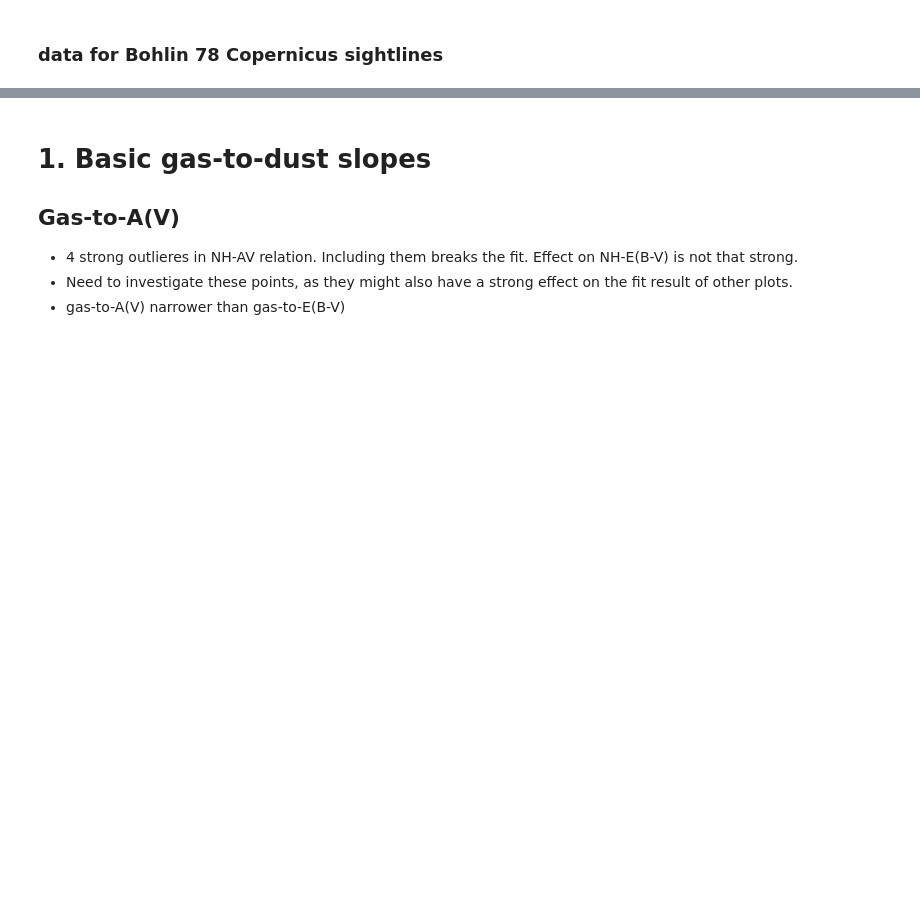
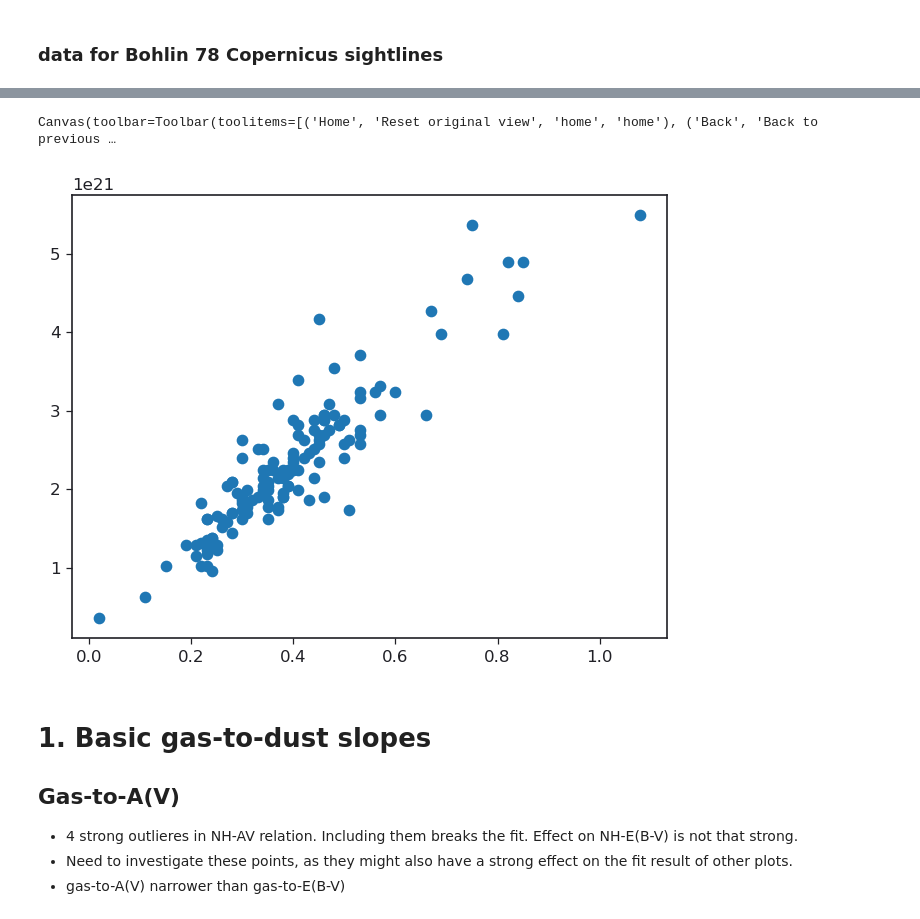
Before and after one commit to drvdputt/dust_fuse_h2, a Jupyter notebook: interesting_plots.ipynb, the cells around one changed output, grey strips where cells are left out. Cells and saved outputs as stored; diff of their text form; code cells hidden in the pictures; blank space fills up the shorter version.

Commit message:
Calculate NH_EBV from shull data, and include in some notebook plots

```diff
--- a/interesting_plots.ipynb
+++ b/interesting_plots.ipynb
@@ -2,13 +2,14 @@
 %load_ext autoreload
 %autoreload 2
 
-from plot_fuse_results import (plot_results2, get_merged_table, get_bohlin78)
+from get_data import (get_merged_table, get_bohlin78, get_shull2021)
+from plot_fuse_results import plot_results2
 from matplotlib import pyplot as plt
 from astropy.table import Column
 
 plt.ioff()
 
 import matplotlib as mpl
-mpl.rcParams['figure.dpi'] = 250
-#%matplotlib widget
+mpl.rcParams['figure.dpi'] = 120
+%matplotlib widget
 # %% [output]
@@ -43,0 +66,6 @@ data_bohlin78 = get_bohlin78()
+# %%
+data_shull = get_shull2021()
+data_shull
+import numpy as np
+i = np.argmax(data_shull['fh2'])
+data_shull[i]
@@ -44,3 +78,9 @@ data_bohlin78 = get_bohlin78()
+# %%
+plt.scatter(data_shull['EBV'], data_shull['nhtot'])
+plt.gcf()
+# %% [output]
+Canvas(toolbar=Toolbar(toolitems=[('Home', 'Reset original view', 'home', 'home'), ('Back', 'Back to previous …
+[figure, added]
 # %% [markdown]
 # 1. Basic gas-to-dust slopes
 ## Gas-to-A(V)
```
Also changed, not shown: parts of 26 cells of this notebook, 1 other file.
